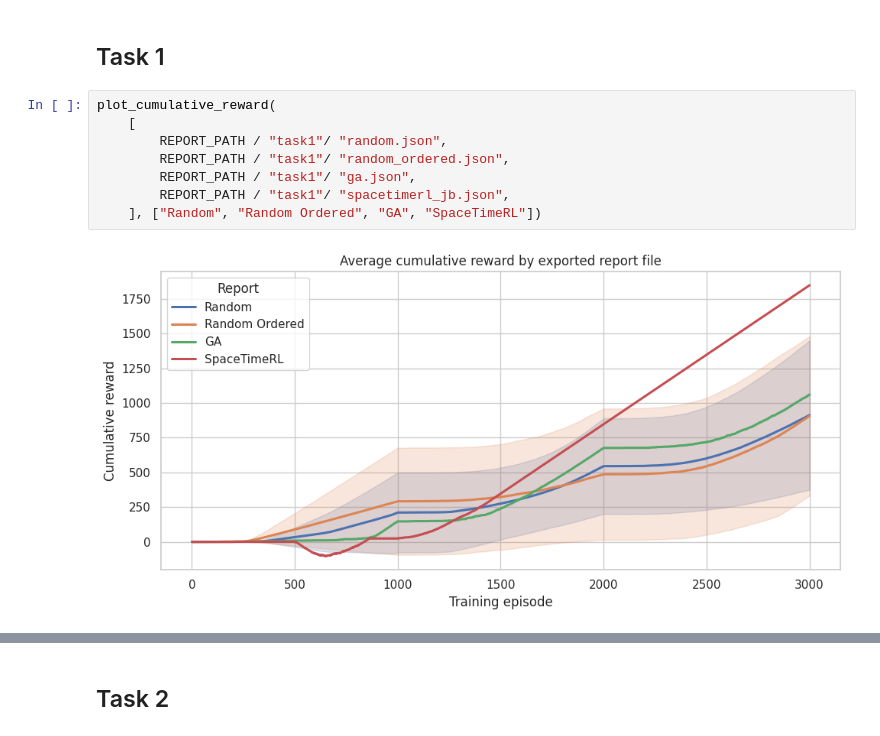
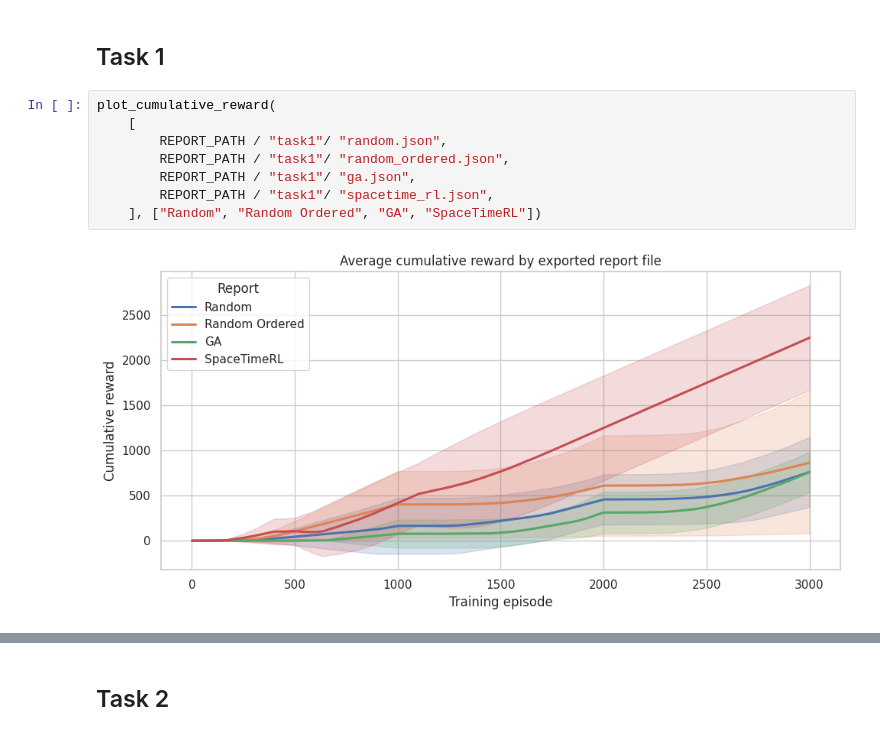
Before and after one commit to jbdoderlein/RLEditor, a Jupyter notebook: training_report_cumulative_reward.ipynb, the cells around one changed output, grey strips where cells are left out. Cells and saved outputs as stored; diff of their text form.

```diff
--- a/training_report_cumulative_reward.ipynb
+++ b/training_report_cumulative_reward.ipynb
@@ -59,10 +72,10 @@ def plot_cumulative_reward(paths: list[Path], names: list[str]):
 # %%
 plot_cumulative_reward(
     [
         REPORT_PATH / "task1"/ "random.json",
         REPORT_PATH / "task1"/ "random_ordered.json",
         REPORT_PATH / "task1"/ "ga.json",
-        REPORT_PATH / "task1"/ "spacetimerl_jb.json",
+        REPORT_PATH / "task1"/ "spacetime_rl.json",
     ], ["Random", "Random Ordered", "GA", "SpaceTimeRL"])
 # %% [output]
-[figure, old version]
+[figure, new version]
```
Also changed, not shown: parts of 8 cells of this notebook, 22 other files.
